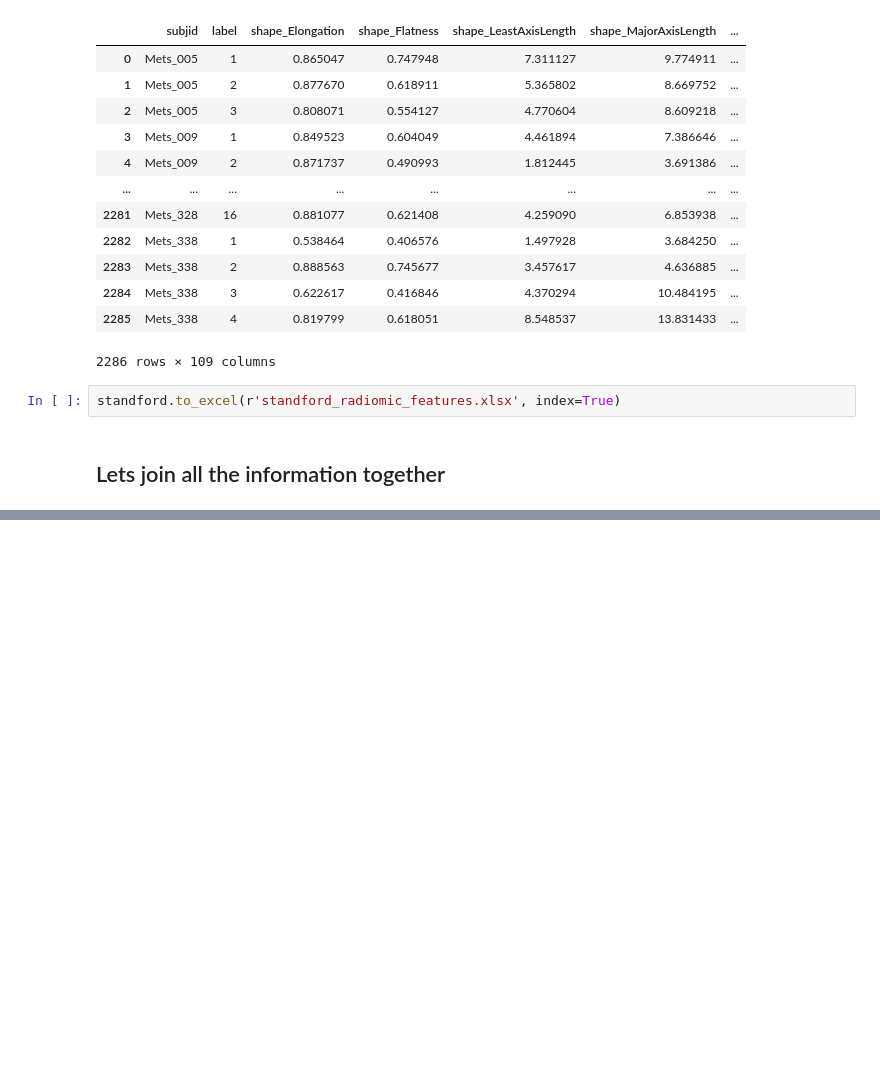
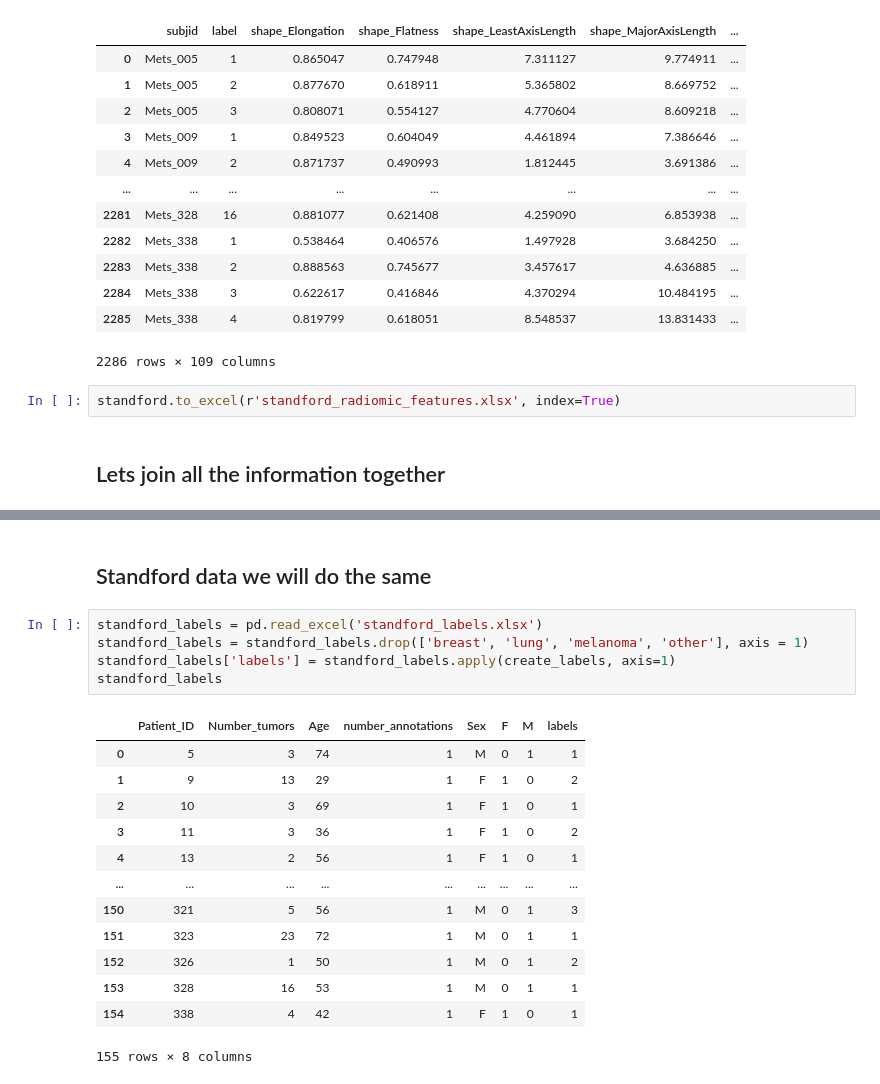
Before and after one commit to AlvaroMillanRuiz/Thesis-AlvaroMillanRuiz, a Jupyter notebook: Radiomic Features.ipynb, the cells around one changed output, grey strips where cells are left out. Cells and saved outputs as stored; diff of their text form; blank space fills up the shorter version.

```diff
--- a/Radiomic Features.ipynb
+++ b/Radiomic Features.ipynb
@@ -391,0 +457,21 @@ standford_labels
+# %% [markdown]
+## Standford data we will do the same
+# %%
+standford_labels = pd.read_excel('standford_labels.xlsx')
+standford_labels = standford_labels.drop(['breast', 'lung', 'melanoma', 'other'], axis = 1)
+standford_labels['labels'] = standford_labels.apply(create_labels, axis=1)
+standford_labels
+# %% [output]
+|  | Patient_ID | Number_tumors | Age | number_annotations | Sex | F | M | labels |
+| 0 | 5 | 3 | 74 | 1 | M | 0 | 1 | 1 |
+| 1 | 9 | 13 | 29 | 1 | F | 1 | 0 | 2 |
+| 2 | 10 | 3 | 69 | 1 | F | 1 | 0 | 1 |
+| 3 | 11 | 3 | 36 | 1 | F | 1 | 0 | 2 |
+| 4 | 13 | 2 | 56 | 1 | F | 1 | 0 | 1 |
+| ... | ... | ... | ... | ... | ... | ... | ... | ... |
+| 150 | 321 | 5 | 56 | 1 | M | 0 | 1 | 3 |
+| 151 | 323 | 23 | 72 | 1 | M | 0 | 1 | 1 |
+| 152 | 326 | 1 | 50 | 1 | M | 0 | 1 | 2 |
+| 153 | 328 | 16 | 53 | 1 | M | 0 | 1 | 1 |
+| 154 | 338 | 4 | 42 | 1 | F | 1 | 0 | 1 |
+155 rows × 8 columns
```
Also changed, not shown: parts of 20 cells of this notebook.
